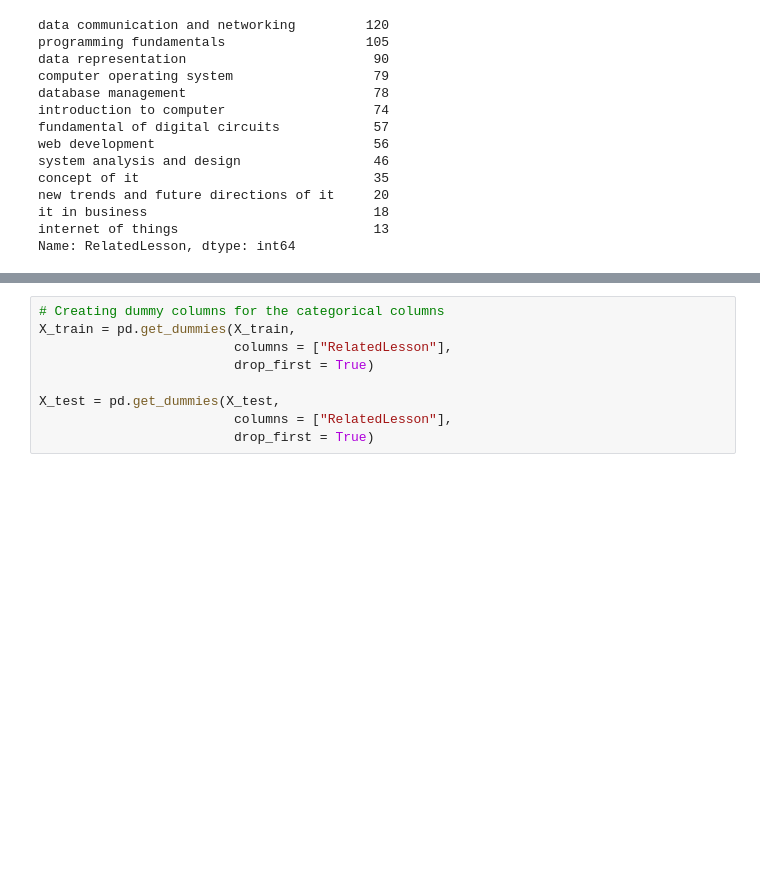
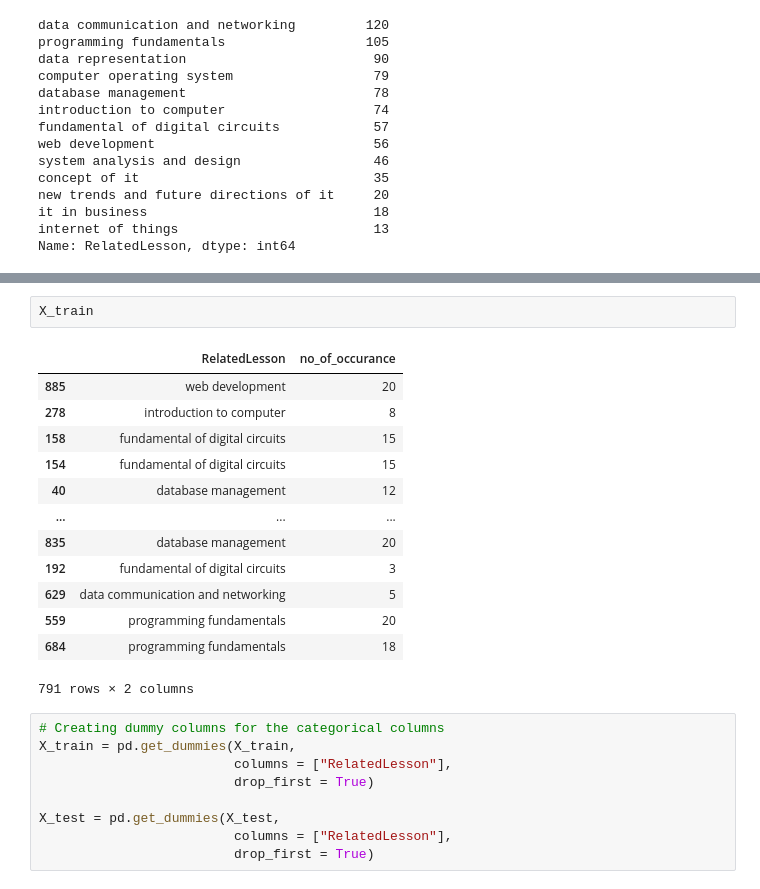
Before and after one commit to inukarodrigo/Learnverse, a Jupyter notebook: Exam Paper Generation/Model Training/modelTraining1.ipynb, the cells around one changed output, grey strips where cells are left out. Drawn from its saved outputs; the diff is of its cells as text; blank space fills up the shorter version.

```diff
--- a/Exam Paper Generation/Model Training/modelTraining1.ipynb
+++ b/Exam Paper Generation/Model Training/modelTraining1.ipynb
@@ -73,3 +73,19 @@ Text(0, 0.5, 'Count of questions')
+# %%
+X_train
+# %% [output]
+|  | RelatedLesson | no_of_occurance |
+| 885 | web development | 20 |
+| 278 | introduction to computer | 8 |
+| 158 | fundamental of digital circuits | 15 |
+| 154 | fundamental of digital circuits | 15 |
+| 40 | database management | 12 |
+| ... | ... | ... |
+| 835 | database management | 20 |
+| 192 | fundamental of digital circuits | 3 |
+| 629 | data communication and networking | 5 |
+| 559 | programming fundamentals | 20 |
+| 684 | programming fundamentals | 18 |
+791 rows × 2 columns
 # %%
 # Creating dummy columns for the categorical columns
 X_train = pd.get_dummies(X_train,
```
Also changed, not shown: parts of 6 cells of this notebook, 1 other file.
